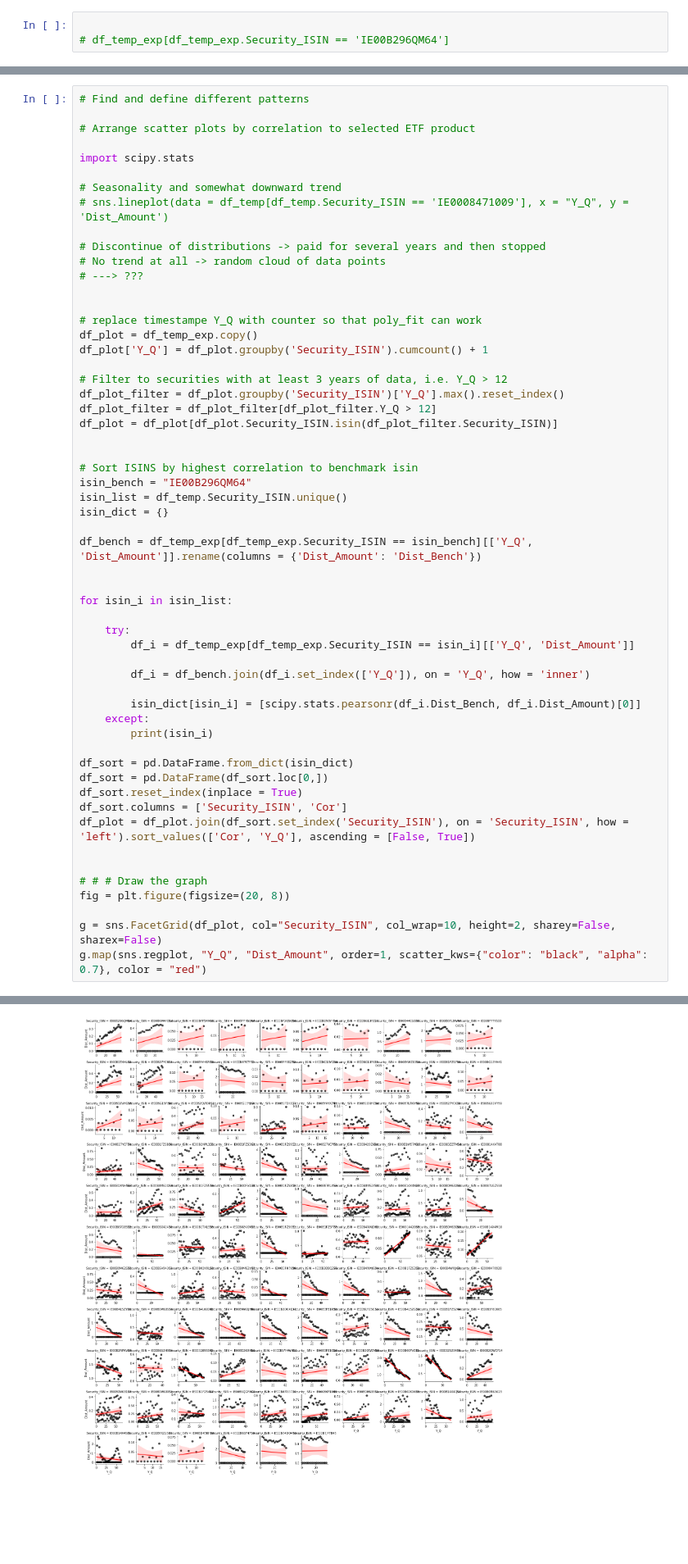
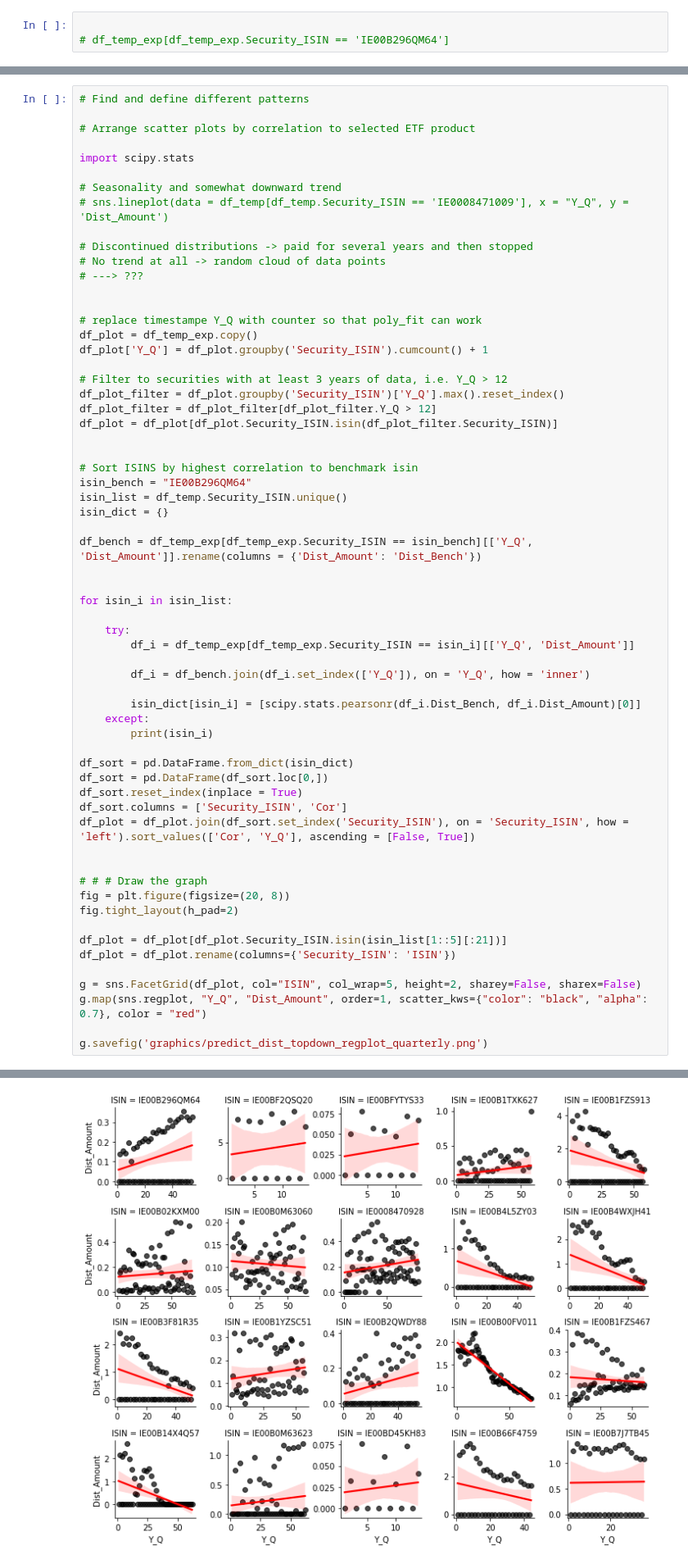
Before and after one commit to Mebbel/PortfolioManagement, a Jupyter notebook: _C011_Predict_Distributions_TopDown.ipynb, the cells around one changed output, grey strips where cells are left out. Shown: that part at 82% size. Drawn from its saved outputs; the diff is of its cells as text; blank space fills up the shorter version.

Commit message:
Export graphics for blog

```diff
--- a/_C011_Predict_Distributions_TopDown.ipynb
+++ b/_C011_Predict_Distributions_TopDown.ipynb
@@ -280,7 +271,7 @@ import scipy.stats
 # Seasonality and somewhat downward trend
 # sns.lineplot(data = df_temp[df_temp.Security_ISIN == 'IE0008471009'], x = "Y_Q", y = 'Dist_Amount')
 
-# Discontinue of distributions -> paid for several years and then stopped
+# Discontinued distributions -> paid for several years and then stopped
 # No trend at all -> random cloud of data points
 # ---> ???
 
@@ -323,7 +314,13 @@ df_plot = df_plot.join(df_sort.set_index('Security_ISIN'), on = 'Security_ISIN',
 
 # # # Draw the graph
 fig = plt.figure(figsize=(20, 8))
+fig.tight_layout(h_pad=2)
 
-g = sns.FacetGrid(df_plot, col="Security_ISIN", col_wrap=10, height=2, sharey=False, sharex=False)
+df_plot = df_plot[df_plot.Security_ISIN.isin(isin_list[1::5][:21])]
+df_plot = df_plot.rename(columns={'Security_ISIN': 'ISIN'})
+
+g = sns.FacetGrid(df_plot, col="ISIN", col_wrap=5, height=2, sharey=False, sharex=False)
 g.map(sns.regplot, "Y_Q", "Dist_Amount", order=1, scatter_kws={"color": "black", "alpha": 0.7}, color = "red")
+
+g.savefig('graphics/predict_dist_topdown_regplot_quarterly.png')
 # %% [output]
@@ -332,4 +328,4 @@ g.map(sns.regplot, "Y_Q", "Dist_Amount", order=1, scatter_kws={"color": "black",
-[figure, old version]
+[figure, new version]
 # %%
 # There are many products which do not distribute every quarter.
 # Inspect yearly data
```
Also changed, not shown: parts of 17 cells of this notebook, 8 other files.
